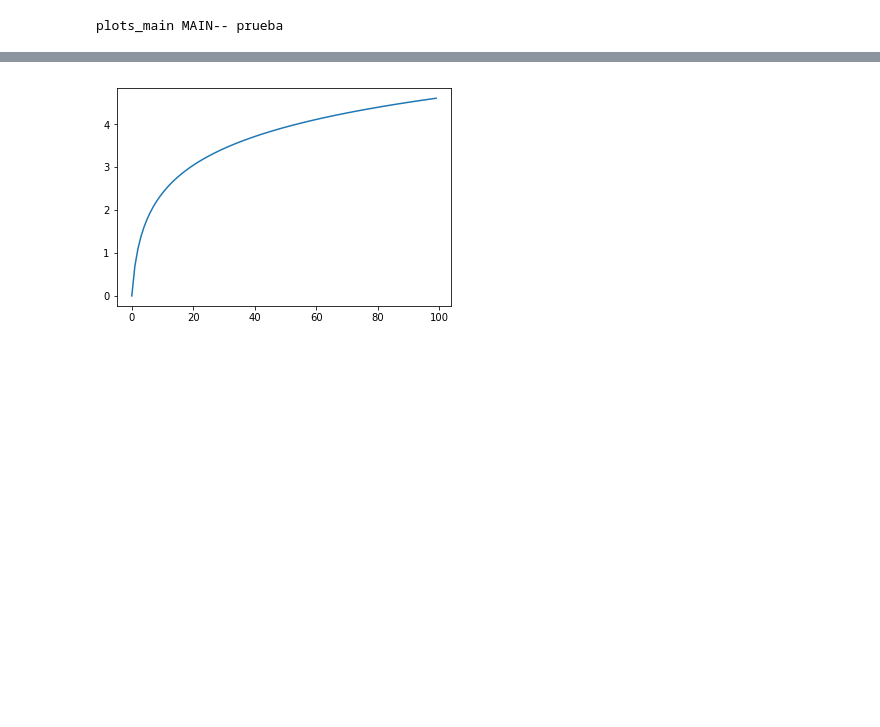
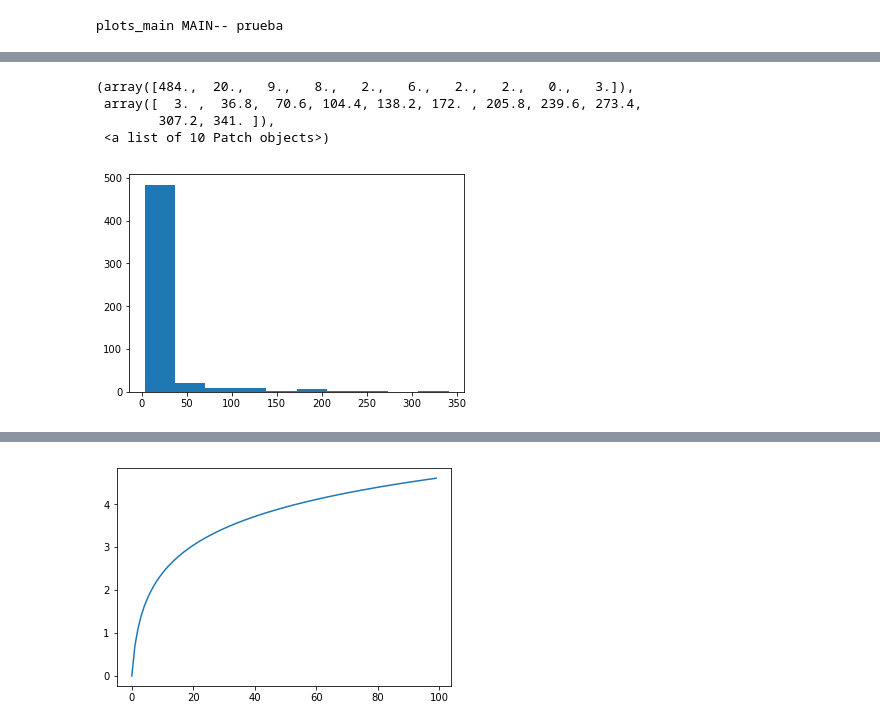
Before and after one commit to ayalo/TFM_fraud_36, a Jupyter notebook: src/main/python/notebooks/Untitled_local.ipynb, the cells around one changed output, grey strips where cells are left out. Drawn from its saved outputs; the diff is of its cells as text; code cells hidden in the pictures; blank space fills up the shorter version.

```diff
--- a/src/main/python/notebooks/Untitled_local.ipynb
+++ b/src/main/python/notebooks/Untitled_local.ipynb
@@ -310,0 +358,9 @@ plt.hist(degree,bins=[1,3,5,8,10,100,500,1000])
+# %%
+
+plt.hist(degree_filt,10)
+# %% [output]
+(array([484.,  20.,   9.,   8.,   2.,   6.,   2.,   2.,   0.,   3.]),
+ array([  3. ,  36.8,  70.6, 104.4, 138.2, 172. , 205.8, 239.6, 273.4,
+        307.2, 341. ]),
+ <a list of 10 Patch objects>)
+[figure, added]
```
Also changed, not shown: parts of 44 cells of this notebook, 8 other files.
